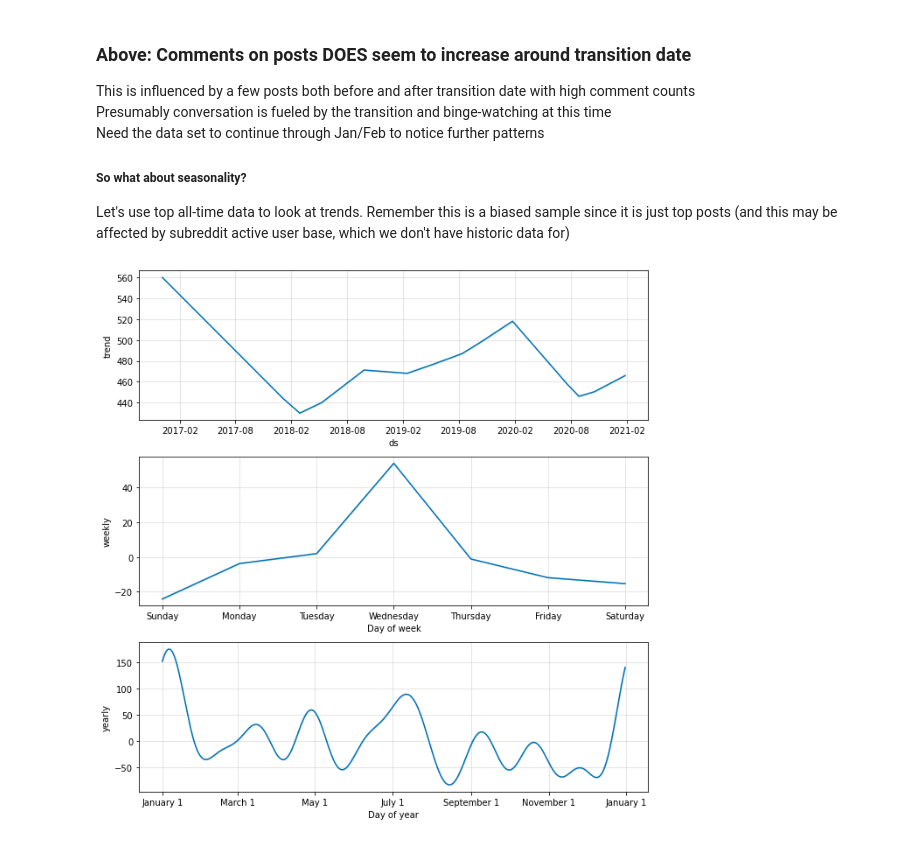
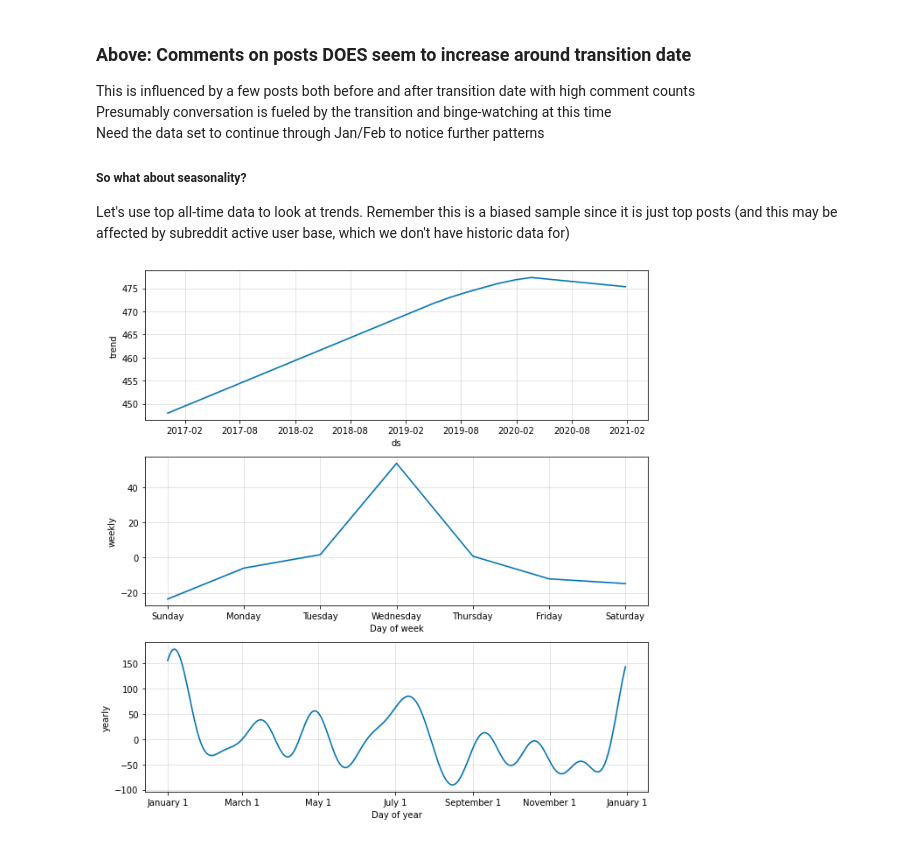
Before and after one commit to nb137/Reddit-DM-Popularity, a Jupyter notebook: Reddit_Office_Popularity.ipynb, the cells around one changed output. Drawn from its saved outputs; the diff is of its cells as text; code cells hidden in the pictures.

```diff
--- a/Reddit_Office_Popularity.ipynb
+++ b/Reddit_Office_Popularity.ipynb
@@ -165,24 +170,25 @@ Let's use top all-time data to look at trends. Remember this is a biased sample
 # %%
 # Use Facebook Prophet for seasonality
 # Inspired by Theristis paper and with help of his code https://ieeexplore.ieee.org/stamp/stamp.jsp?arnumber=9095267
 
 daily_all = pd.DataFrame({'num_posts':df_all.resample('D',on='created')['title'].count(),
                       'num_votes':df_all.resample('D',on='created')['score'].sum(),
                       'num_com':df_all.resample('D',on='created')['num_comments'].sum() })
 
 daily_all['num_votes_norm'] = daily_all['num_votes']/daily_all['num_posts']
 daily_all['num_com_norm'] = daily_all['num_com']/daily_all['num_posts']
 
 from fbprophet import Prophet
 from fbprophet.plot import add_changepoints_to_plot
 pf = pd.DataFrame(columns=['ds','y'])    # Prophet requires this format
 pf['ds'] = daily_all.index.tz_localize(None)    # Prophet doesnt like timezones
 pf['y'] = daily_all.num_com_norm.values
-m = Prophet(growth='linear', yearly_seasonality=True, daily_seasonality=False, weekly_seasonality=True, changepoint_prior_scale=1, changepoint_range=1)
+m = Prophet(growth='linear', yearly_seasonality=True, daily_seasonality=False, weekly_seasonality=True, changepoint_prior_scale=0.05, changepoint_range=1)
+# Note: play with changepoint scale to change bias/variance, 0.05 is default and less overfit. 1 was used in solar paper with Prophet (which wanted to track all shifts)
 
 m.fit(pf)
 future = m.make_future_dataframe(periods=1, freq='D')
 forecast = m.predict(future)
 fig2 = m.plot_components(forecast)
 # %% [output]
-[figure, old version]
+[figure, new version]
```
Also changed, not shown: parts of 8 cells of this notebook, 2 other files.
